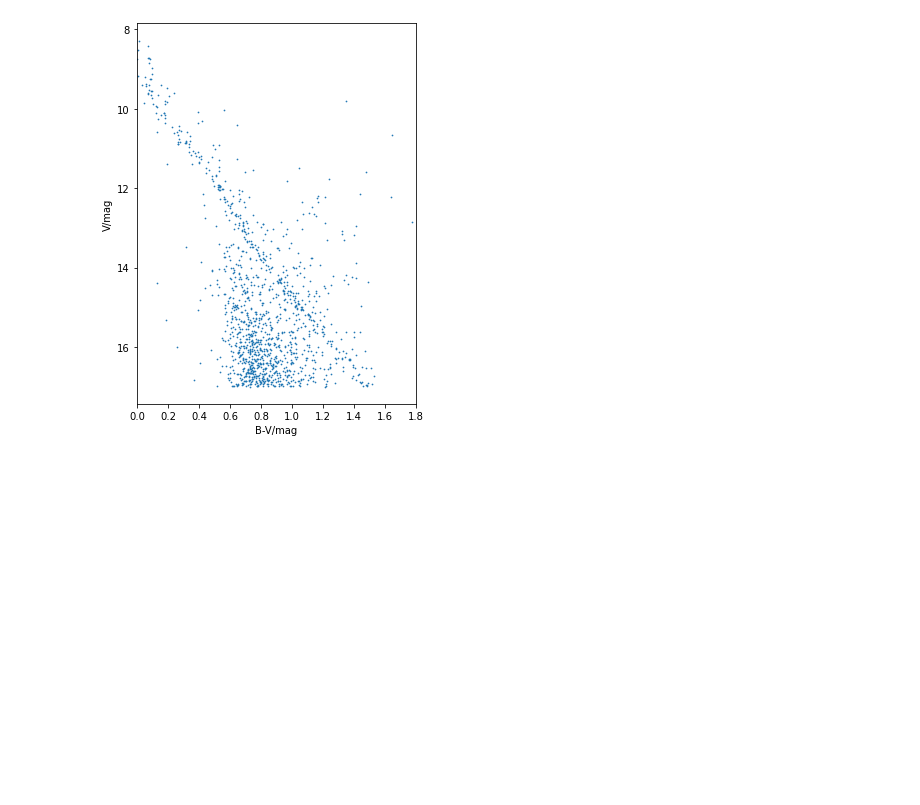
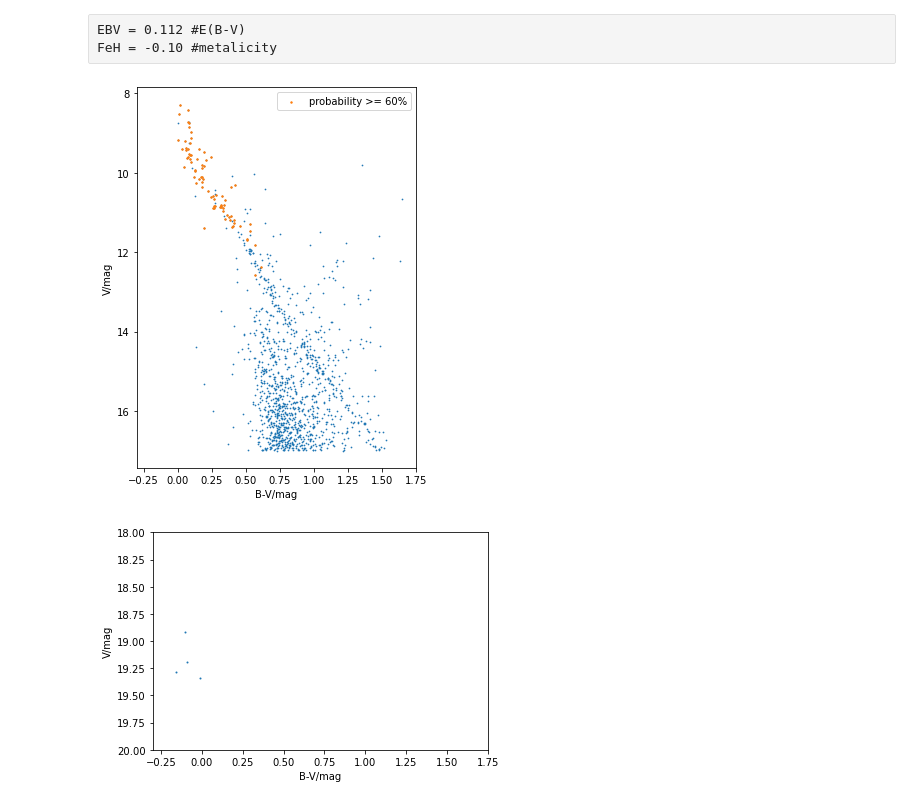
Before and after one commit to hyomin1996/Project_Astrophysics_Hyomin_Kim, a Jupyter notebook: Project_Hyomin_Kim.ipynb, the cells around one changed output. Cells and saved outputs as stored; diff of their text form; code cells hidden in the pictures; blank space fills up the shorter version.

```diff
--- a/Project_Hyomin_Kim.ipynb
+++ b/Project_Hyomin_Kim.ipynb
@@ -4,2 +5,4 @@ import matplotlib.pyplot as pl
 # %%
-NGC = np.loadtxt('NGC2516.txt').T
+NGC_white = np.loadtxt('NGC_white.txt').T
+NGC_vot = parse('NGC2516.vot')
+table = NGC_vot.get_first_table()
@@ -12,14 +21,50 @@ FeH = -0.10 #metalicity
+# %%
+table_arr = table.array
+BV = []
+V=[]
+BV_all =[]
+V_all=[]
+for i in range(len(table_arr)):
+    if table_arr[i][7] >= 0.6:
+        BV.append(table_arr[i][5])
+        V.append(table_arr[i][3])
+for i in range(len(table_arr)):
+    BV_all.append(table_arr[i][5])
+    V_all.append(table_arr[i][3])
+BV = np.array(BV)
+V=np.array(V)
+BV_all = np.array(BV_all)
+V_all=np.array(V_all)
+# %%
+V_w = NGC_white[1]
+BV_w = NGC_white[2]
+# %% [raw]
+EBV = 0.112 #E(B-V)
+FeH = -0.10 #metalicity
 # %%
 fig = pl.figure()
 fig.set_figheight(7)
 fig.set_figwidth(5)
-pl.scatter(BV ,V , s =0.5)
+pl.scatter(BV_all, V_all, s= 0.5)
+pl.scatter(BV ,V , s =2, label='probability >= 60%')
 pl.xlabel('B-V/mag')
 pl.ylabel('V/mag')
+#pl.scatter(BV_w, V_w, s= 1)
 
 pl.gca().invert_yaxis()
-pl.xlim(np.min(BV),1.8)
+pl.legend()
+pl.xlim(-0.3,1.75)
 pl.savefig('ccd_2516.jpeg')
 pl.show()
+fig1 = pl.figure()
+pl.scatter(BV_w, V_w, s= 1)
+pl.gca().invert_yaxis()
+pl.xlim(-0.3,1.75)
+pl.xlabel('B-V/mag')
+pl.ylabel('V/mag')
+pl.ylim(20,18)
+pl.savefig('ccd_w.jpeg')
+pl.show()
 # %% [output]
-[figure, old version]
+[figure, new version]
+[figure, added]
```
Also changed, not shown: parts of 9 cells of this notebook.
